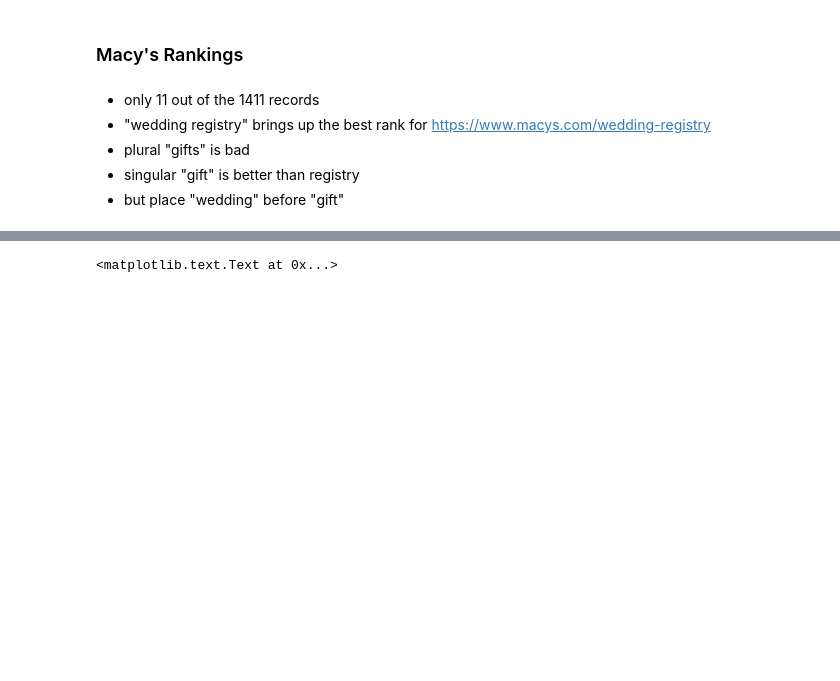
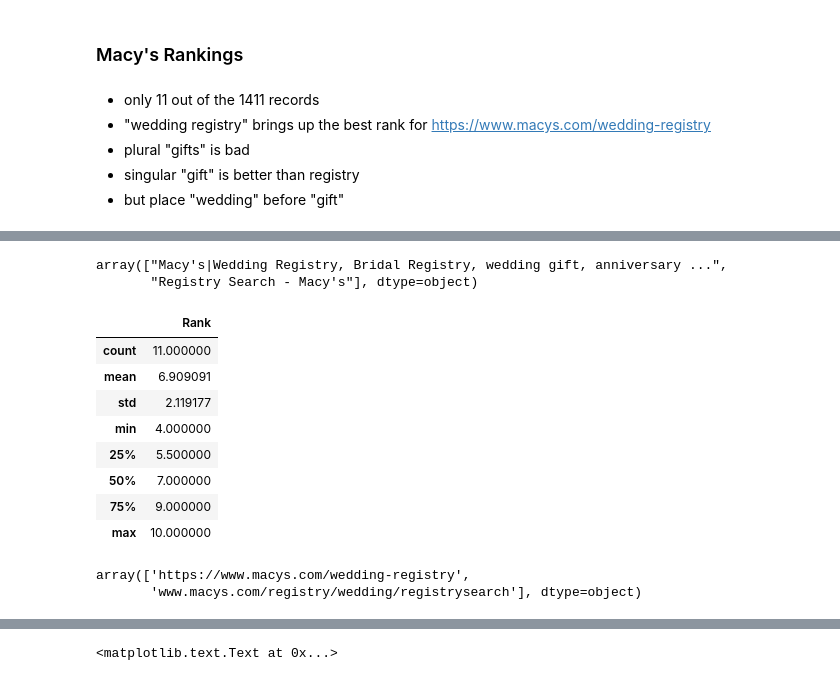
Before and after one commit to kevin11h/macys, a Jupyter notebook: Wedding Keyword SEO.ipynb, the cells around one changed output, grey strips where cells are left out. Cells and saved outputs as stored; diff of their text form; code cells hidden in the pictures; blank space fills up the shorter version.

```diff
--- a/Wedding Keyword SEO.ipynb
+++ b/Wedding Keyword SEO.ipynb
@@ -365,3 +365,25 @@ macys_df.sort('Rank')
 | 938 | wedding gift registries | 9 | Macy's|Wedding Registry, Bridal R... | https://www.macys.com/wedding-reg... | The Registry Guide, create the re... | macys.com |
 | 975 | wedding gifts registry | 9 | Macy's|Wedding Registry, Bridal R... | https://www.macys.com/wedding-reg... | The Registry Guide, create the re... | macys.com |
 | 949 | wedding registry gifts | 10 | Macy's|Wedding Registry, Bridal R... | https://www.macys.com/wedding-reg... | The Registry Guide, create the re... | macys.com |
+# %%
+macys_df.Title.unique()
+# %% [output]
+array(["Macy's|Wedding Registry, Bridal Registry, wedding gift, anniversary ...",
+       "Registry Search - Macy's"], dtype=object)
+# %%
+macys_df.describe()
+# %% [output]
+|  | Rank |
+| count | 11.000000 |
+| mean | 6.909091 |
+| std | 2.119177 |
+| min | 4.000000 |
+| 25% | 5.500000 |
+| 50% | 7.000000 |
+| 75% | 9.000000 |
+| max | 10.000000 |
+# %%
+macys_df.Link.unique()
+# %% [output]
+array(['https://www.macys.com/wedding-registry',
+       'www.macys.com/registry/wedding/registrysearch'], dtype=object)
```
Also changed, not shown: parts of 9 cells of this notebook, 6 other files.
